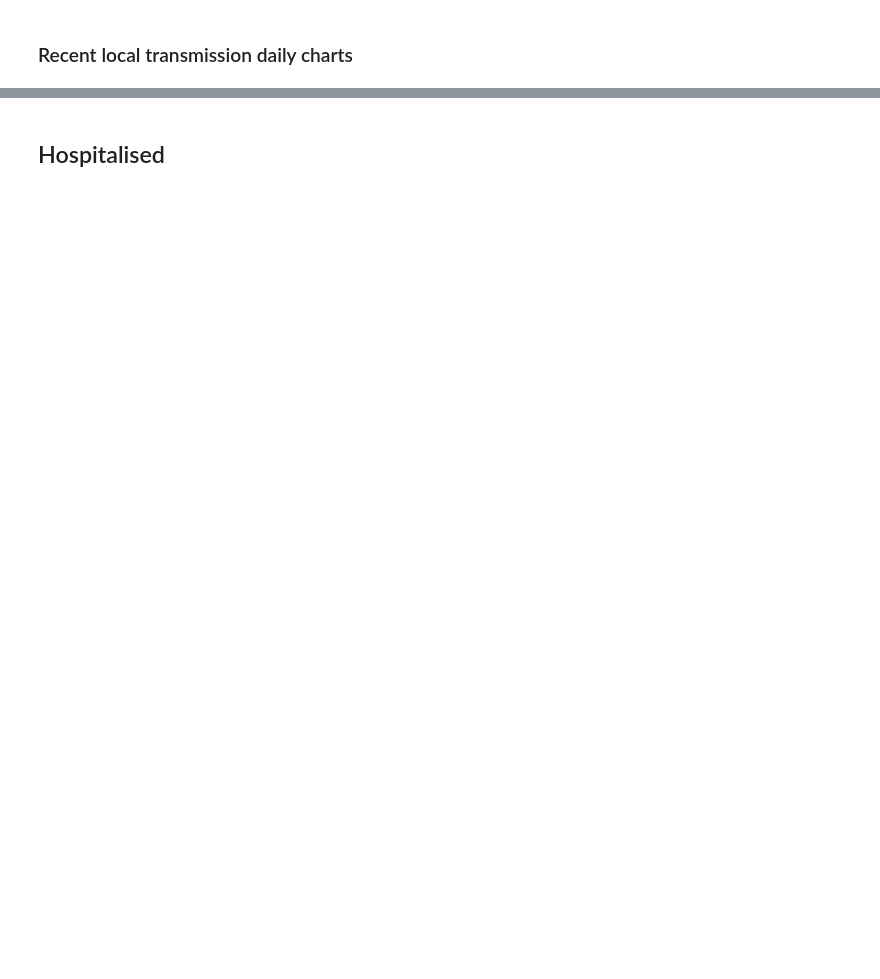
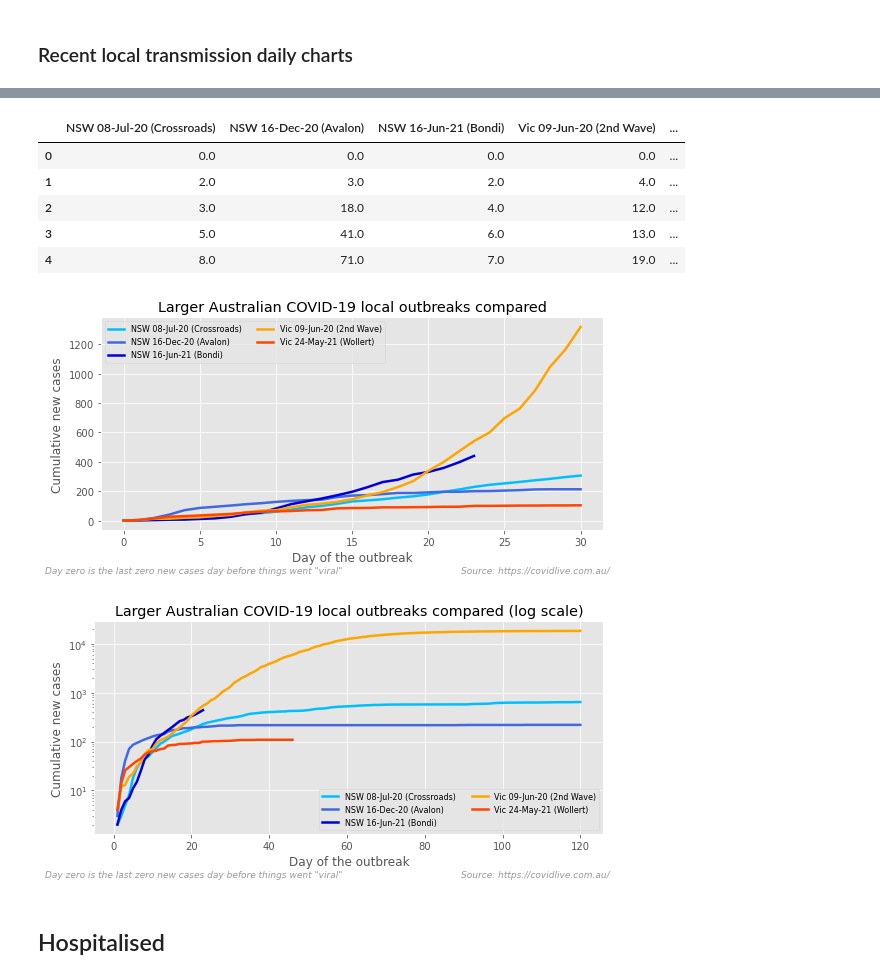
Before and after one commit to bpalmer4/Covid-19, a Jupyter notebook: notebooks/Covid-Australia-covidlive.ipynb, the cells around one changed output, grey strips where cells are left out. Drawn from its saved outputs; the diff is of its cells as text; code cells hidden in the pictures; blank space fills up the shorter version.

```diff
--- a/notebooks/Covid-Australia-covidlive.ipynb
+++ b/notebooks/Covid-Australia-covidlive.ipynb
@@ -694,3 +736,48 @@ Victoria 2021-05-24
+# %%
+outbreaks = {
+    'NSW 08-Jul-20 (Crossroads)':    ['NSW',      '2020-07-08'],
+    'NSW 16-Dec-20 (Avalon)':        ['NSW',      '2020-12-16'],
+    'NSW 16-Jun-21 (Bondi)':         ['NSW',      '2021-06-16'],
+    'Vic 09-Jun-20 (2nd Wave)':      ['Victoria', '2020-06-09'],
+    'Vic 24-May-21 (Wollert)':       ['Victoria', '2021-05-24'],
+}
+colors = ['deepskyblue', 'royalblue', '#0000dd', 'orange', 'orangered', ]
+MAXIMUM = 121
+
+outbreak_df = pd.DataFrame()
+for label, (state, start_date) in outbreaks.items():
+    outbreak_df[label] = select(state, start_date, span_days=MAXIMUM).cumsum()
+
+display(outbreak_df.head())
+
+for log in [0, 1]:
+    maximum = 31 if not log else MAXIMUM
+    minimum = 0  if not log else 1
+    ax = outbreak_df[minimum:maximum].plot(color=colors[:len(outbreak_df.columns)], lw=2.5)
+    title = 'Larger Australian COVID-19 local outbreaks compared'
+    if log:
+        ax.set_yscale('log')
+        title += ' (log scale)'
+    ax.legend(ncol=2, prop={'size': 8})
+    ps.finalise_plot(ax,
+                 title=title,
+                 chart_directory=f"{CHART_DIRECTORY}",
+                 ylabel='Cumulative new cases',
+                 xlabel=f'Day of the outbreak',
+                 #save_tag=ylabel.split()[0],
+                 lfooter='Day zero is the last zero new cases day before things went "viral"',
+                 rfooter=SOURCE,
+                 show=True,
+)
+# %% [output]
+|  | NSW 08-Jul-20 (Crossroads) | NSW 16-Dec-20 (Avalon) | NSW 16-Jun-21 (Bondi) | Vic 09-Jun-20 (2nd Wave) | ... |
+| 0 | 0.0 | 0.0 | 0.0 | 0.0 | ... |
+| 1 | 2.0 | 3.0 | 2.0 | 4.0 | ... |
+| 2 | 3.0 | 18.0 | 4.0 | 12.0 | ... |
+| 3 | 5.0 | 41.0 | 6.0 | 13.0 | ... |
+| 4 | 8.0 | 71.0 | 7.0 | 19.0 | ... |
+[figure, added]
+[figure, added]
 # %% [markdown]
 ## Hospitalised
 # %%
```
Also changed, not shown: parts of 24 cells of this notebook, 1 other file.
